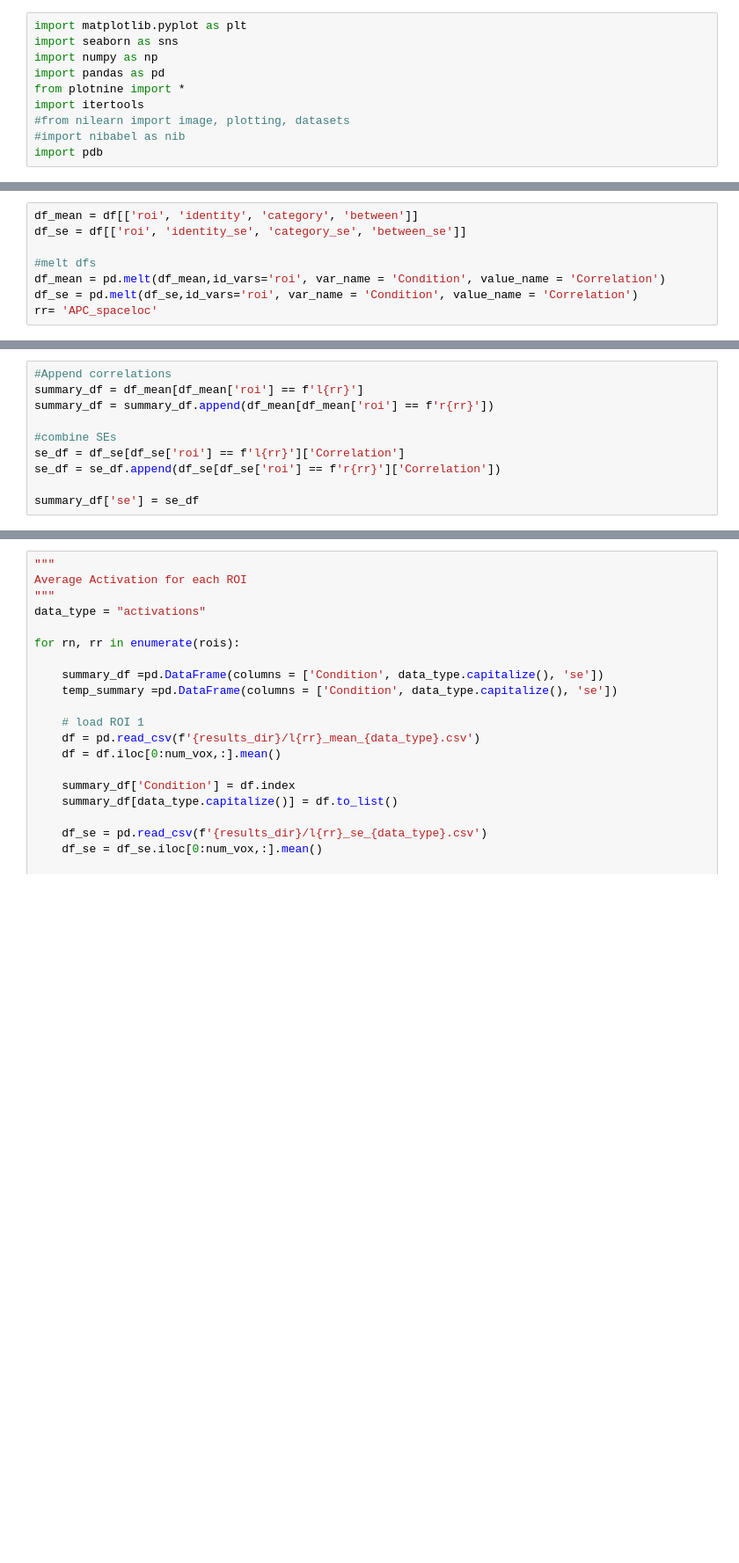
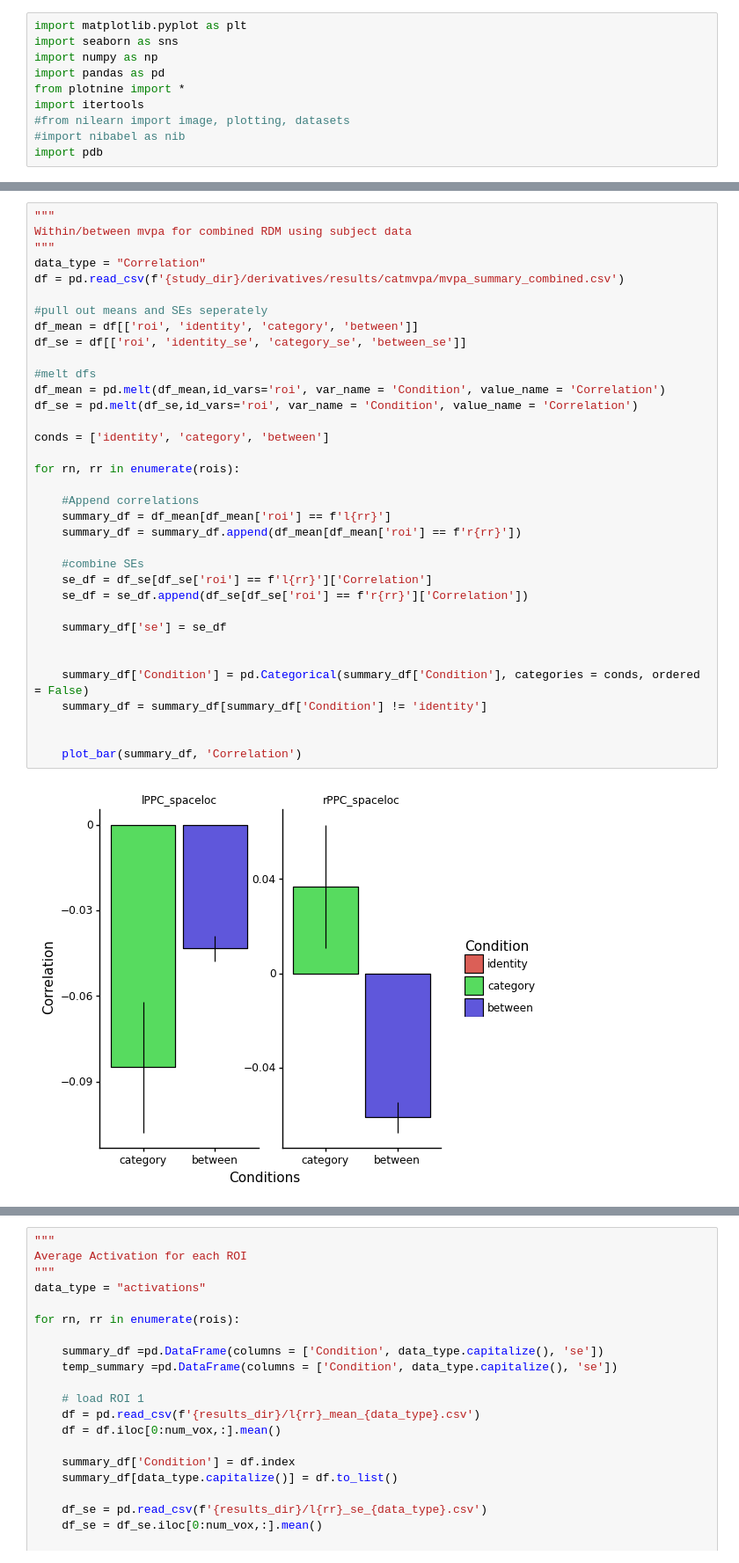
Before and after one commit to vayzenb/docnet, a Jupyter notebook: fmri/exp2_create_figures.ipynb, the cells around one changed output, grey strips where cells are left out. Shown at 88% size. Drawn from its saved outputs; the diff is of its cells as text; blank space fills up the shorter version.

```diff
--- a/fmri/exp2_create_figures.ipynb
+++ b/fmri/exp2_create_figures.ipynb
@@ -52,8 +42,0 @@ summary_df
-# %%
-df_mean = df[['roi', 'identity', 'category', 'between']]
-df_se = df[['roi', 'identity_se', 'category_se', 'between_se']]
-
-#melt dfs
-df_mean = pd.melt(df_mean,id_vars='roi', var_name = 'Condition', value_name = 'Correlation')
-df_se = pd.melt(df_se,id_vars='roi', var_name = 'Condition', value_name = 'Correlation')
-rr= 'APC_spaceloc'
@@ -60,10 +104,37 @@ rr= 'APC_spaceloc'
 # %%
-#Append correlations
-summary_df = df_mean[df_mean['roi'] == f'l{rr}']
-summary_df = summary_df.append(df_mean[df_mean['roi'] == f'r{rr}'])
+"""
+Within/between mvpa for combined RDM using subject data
+"""
+data_type = "Correlation"
+df = pd.read_csv(f'{study_dir}/derivatives/results/catmvpa/mvpa_summary_combined.csv')
 
-#combine SEs
-se_df = df_se[df_se['roi'] == f'l{rr}']['Correlation']
-se_df = se_df.append(df_se[df_se['roi'] == f'r{rr}']['Correlation'])
+#pull out means and SEs seperately
+df_mean = df[['roi', 'identity', 'category', 'between']]
+df_se = df[['roi', 'identity_se', 'category_se', 'between_se']]
 
-summary_df['se'] = se_df
+#melt dfs
+df_mean = pd.melt(df_mean,id_vars='roi', var_name = 'Condition', value_name = 'Correlation')
+df_se = pd.melt(df_se,id_vars='roi', var_name = 'Condition', value_name = 'Correlation')
+
+conds = ['identity', 'category', 'between']
+
+for rn, rr in enumerate(rois):
+
+    #Append correlations
+    summary_df = df_mean[df_mean['roi'] == f'l{rr}']
+    summary_df = summary_df.append(df_mean[df_mean['roi'] == f'r{rr}'])
+
+    #combine SEs
+    se_df = df_se[df_se['roi'] == f'l{rr}']['Correlation']
+    se_df = se_df.append(df_se[df_se['roi'] == f'r{rr}']['Correlation'])
+
+    summary_df['se'] = se_df
+
+
+    summary_df['Condition'] = pd.Categorical(summary_df['Condition'], categories = conds, ordered = False)
+    summary_df = summary_df[summary_df['Condition'] != 'identity']
+
+
+    plot_bar(summary_df, 'Correlation')
+# %% [output]
+[figure, added]
```
Also changed, not shown: parts of 17 cells of this notebook, 26 other files.
